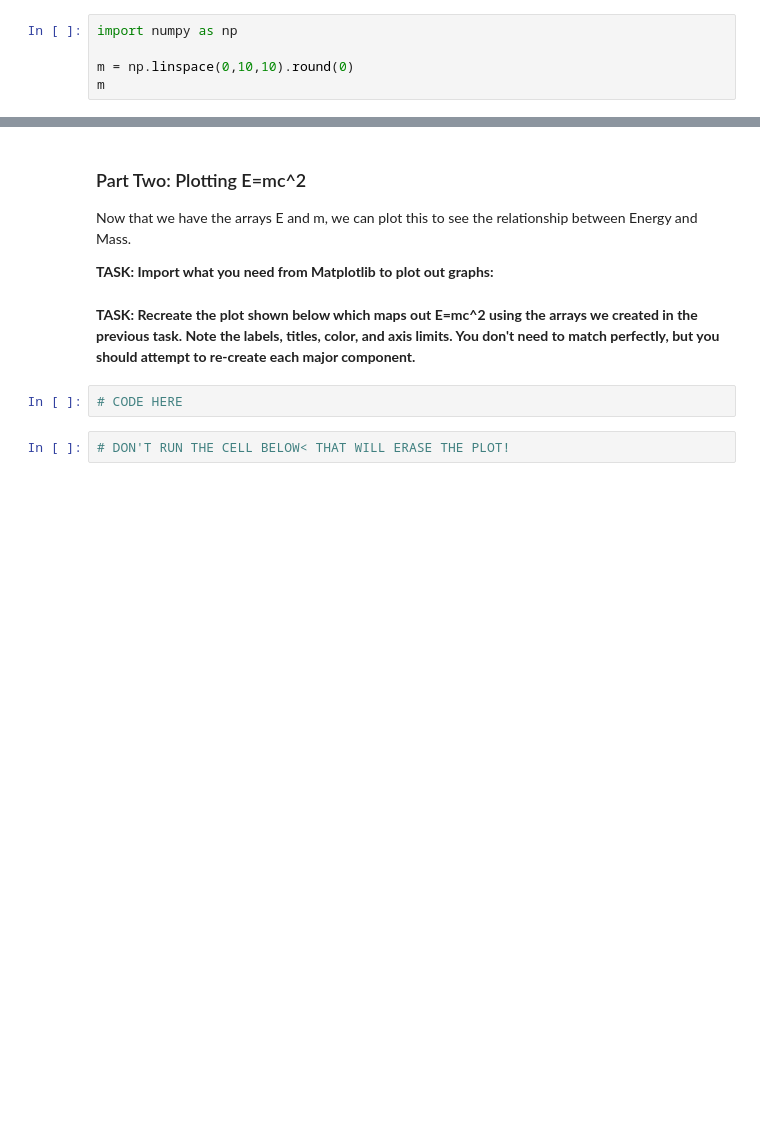
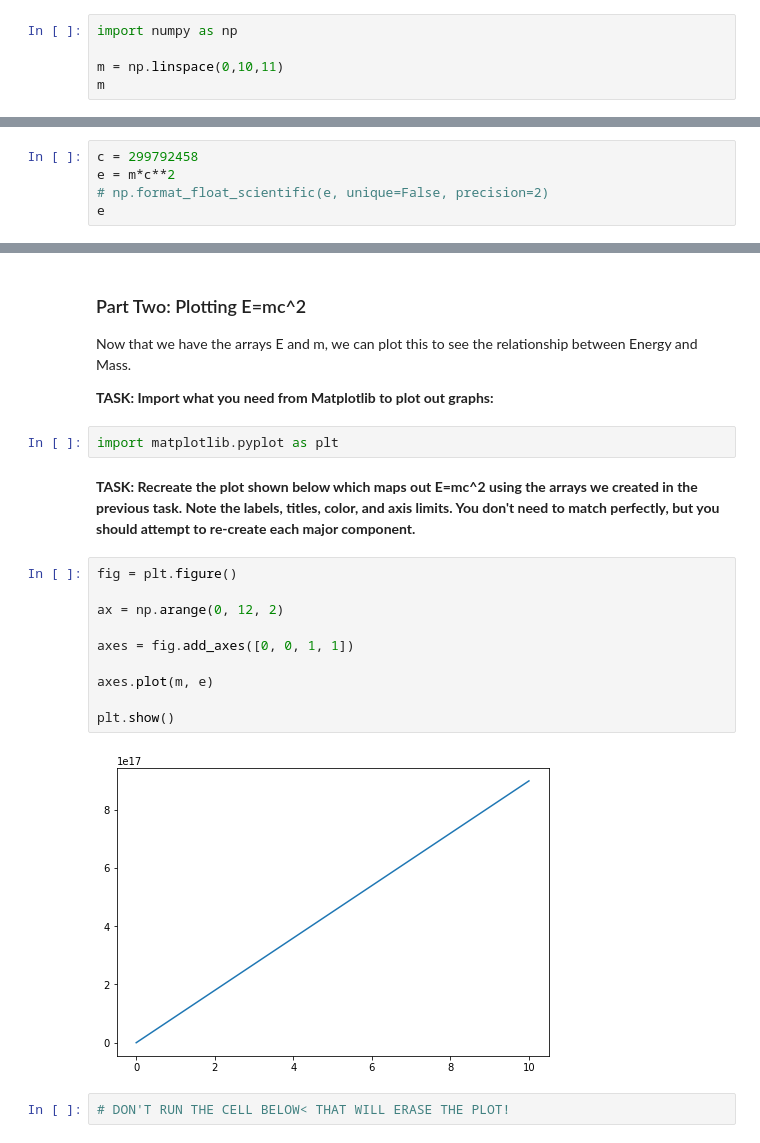
Before and after one commit to Denisse-AB/machine-learning, a Jupyter notebook: Matplotlib Exercises.ipynb, the cells around one changed output, grey strips where cells are left out. Drawn from its saved outputs; the diff is of its cells as text; blank space fills up the shorter version.

Commit message:
matplotlib exercises

```diff
--- a/Matplotlib Exercises.ipynb
+++ b/Matplotlib Exercises.ipynb
@@ -32,6 +32,6 @@ Use your knowledge of Numpy to create two arrays: E and m , where **m** is simpl
 # %%
 import numpy as np
 
-m = np.linspace(0,10,10).round(0)
+m = np.linspace(0,10,11)
 m
 # %% [output]
@@ -67,0 +44,5 @@ The array E should look like this:
+# %%
+c = 299792458
+e = m*c**2
+# np.format_float_scientific(e, unique=False, precision=2)
+e
@@ -71,10 +67,22 @@ The array E should look like this:
 Now that we have the arrays E and m, we can plot this to see the relationship between Energy and Mass.
 
 **TASK: Import what you need from Matplotlib to plot out graphs:**
+# %%
+import matplotlib.pyplot as plt
 # %% [markdown]
 **TASK: Recreate the plot shown below which maps out E=mc^2 using the arrays we created in the previous task. Note the labels, titles, color, and axis limits. You don't need to match perfectly, but you should attempt to re-create each major component.**
-# %%
-# CODE HERE
+# %%
+fig = plt.figure()
+
+ax = np.arange(0, 12, 2)
+
+axes = fig.add_axes([0, 0, 1, 1])
+
+axes.plot(m, e)
+
+plt.show()
+# %% [output]
+[figure, added]
 # %%
 # DON'T RUN THE CELL BELOW< THAT WILL ERASE THE PLOT!
 # %%
```
Also changed, not shown: parts of 5 cells of this notebook.
